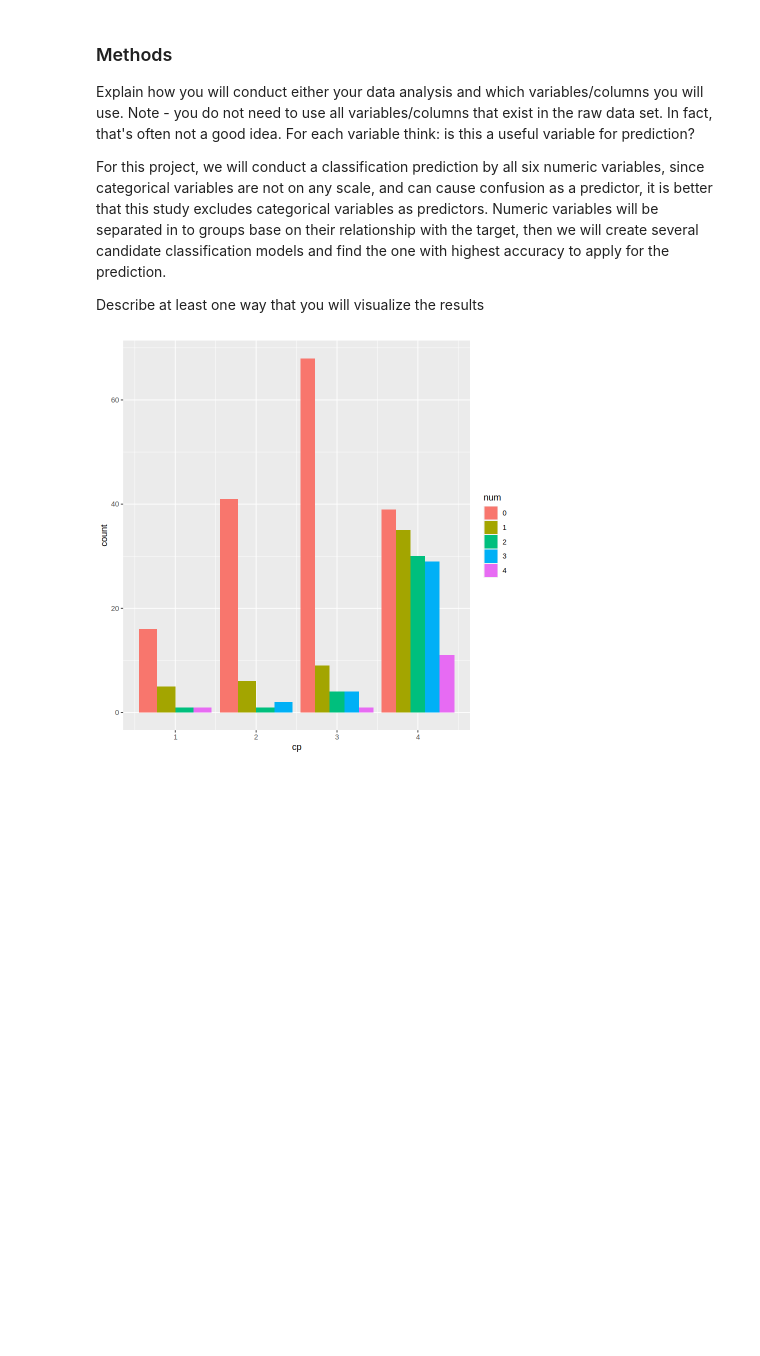
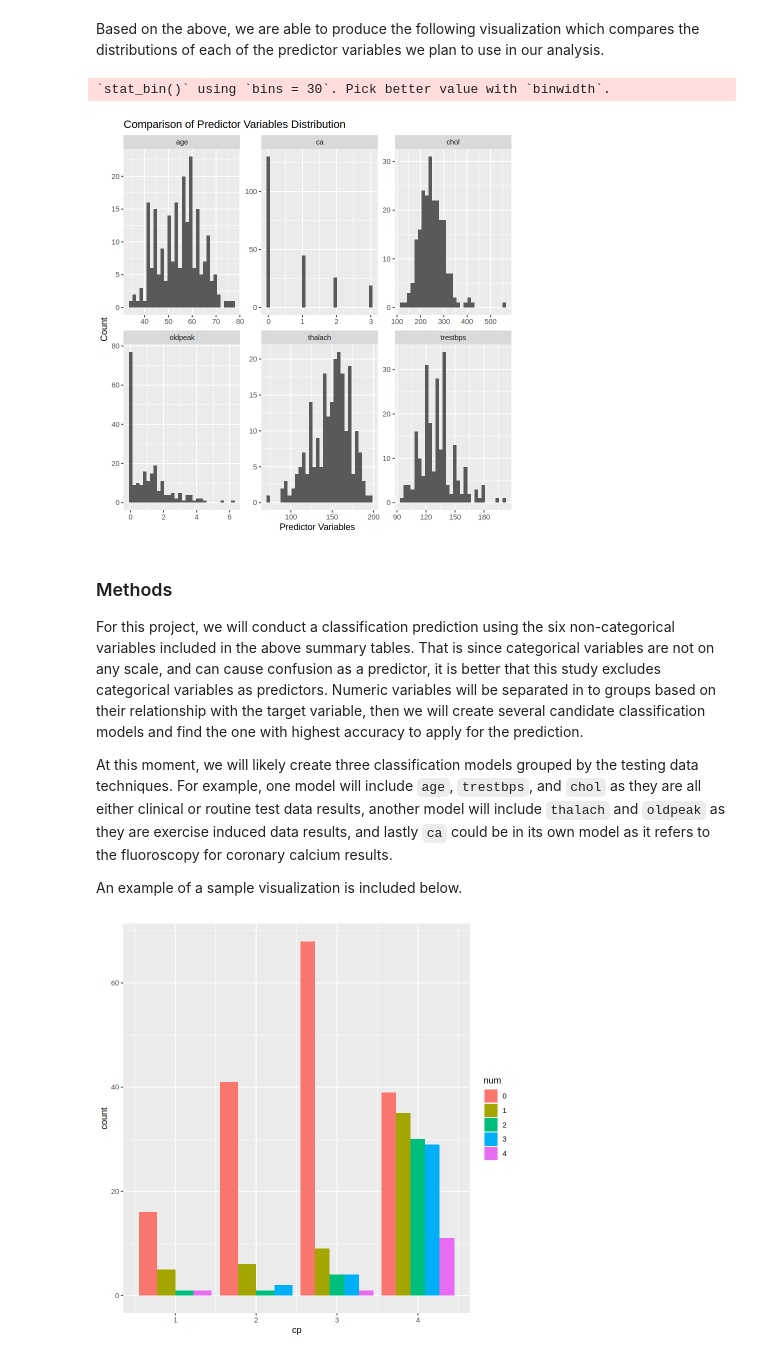
Before and after one commit to Mikeee12138/Group-Project-dsci100, a Jupyter notebook: Proposal.ipynb, the cells around one changed output. Drawn from its saved outputs; the diff is of its cells as text; code cells hidden in the pictures; blank space fills up the shorter version.

Commit message:
added preliminary exploratory data analysis
reformatted introduction
completed preliminary exploratory data analysis
revised methods

```diff
--- a/Proposal.ipynb
+++ b/Proposal.ipynb
@@ -85,0 +124,4 @@ A spec_tbl_df: 303 × 14
+# %%
+heart_disease_train_filtered <- filter(heart_disease_train, ca != "?", thal != "?") |> mutate(ca = as.numeric(ca))
+
+heart_disease_train_filtered
@@ -86,13 +158,29 @@ A spec_tbl_df: 303 × 14
+# %% [markdown]
+Based on the above, we are able to produce the following visualization which compares the distributions of each of the predictor variables we plan to use in our analysis.
+# %%
+heart_disease_train_predict <- select(heart_disease_train_filtered, age, trestbps, chol, thalach, oldpeak, ca)
+
+long_data <- pivot_longer(heart_disease_train_predict, cols = everything(), names_to = "predictor_variables", values_to = "value")
+
+heart_disease_train_hist <- ggplot(long_data, aes(x = value)) +
+    geom_histogram(position = "identity") +
+    facet_wrap(~predictor_variables, scales = "free") +
+    labs(title = "Comparison of Predictor Variables Distribution", x = "Predictor Variables", y = "Count")
+
+heart_disease_train_hist
+# %% [output]
+`stat_bin()` using `bins = 30`. Pick better value with `binwidth`.
+[figure, added]
 # %% [markdown]
 ### Methods
-Explain how you will conduct either your data analysis and which variables/columns you will use. Note - you do not need to use all variables/columns that exist in the raw data set. In fact, that's often not a good idea. For each variable think: is this a useful variable for prediction?
+For this project, we will conduct a classification prediction using the six non-categorical variables included in the above summary tables. That is since categorical variables are not on any scale, and can cause confusion as a predictor, it is better that this
+study excludes categorical variables as predictors. Numeric variables will be separated in to groups based on their relationship with the target variable, then we will create several candidate classification models and find the one with highest accuracy to apply for the prediction.
 
-For this project, we will conduct a classification prediction by all six numeric variables, since categorical variables are not on any scale, and can cause confusion as a predictor, it is better that this
-study excludes categorical variables as predictors. Numeric variables will be separated in to groups base on their relationship with the target, then we will create several candidate classification models and find the one with highest accuracy to apply for the prediction.
+At this moment, we will likely create three classification models grouped by the testing data techniques. For example, one model will include `age`, `trestbps`, and `chol` as they are all either clinical or routine test data results, another model will include `thalach` and `oldpeak` as they are exercise induced data results, and lastly `ca` could be in its own model as it refers to the fluoroscopy for coronary calcium results.
 
 
 
-Describe at least one way that you will visualize the results
+An example of a sample visualization is included below.
 # %%
 heart_disease <- mutate(heart_disease, num = as.factor(num))
 heart_disease_plot <- heart_disease |>
```
Also changed, not shown: parts of 10 cells of this notebook.
